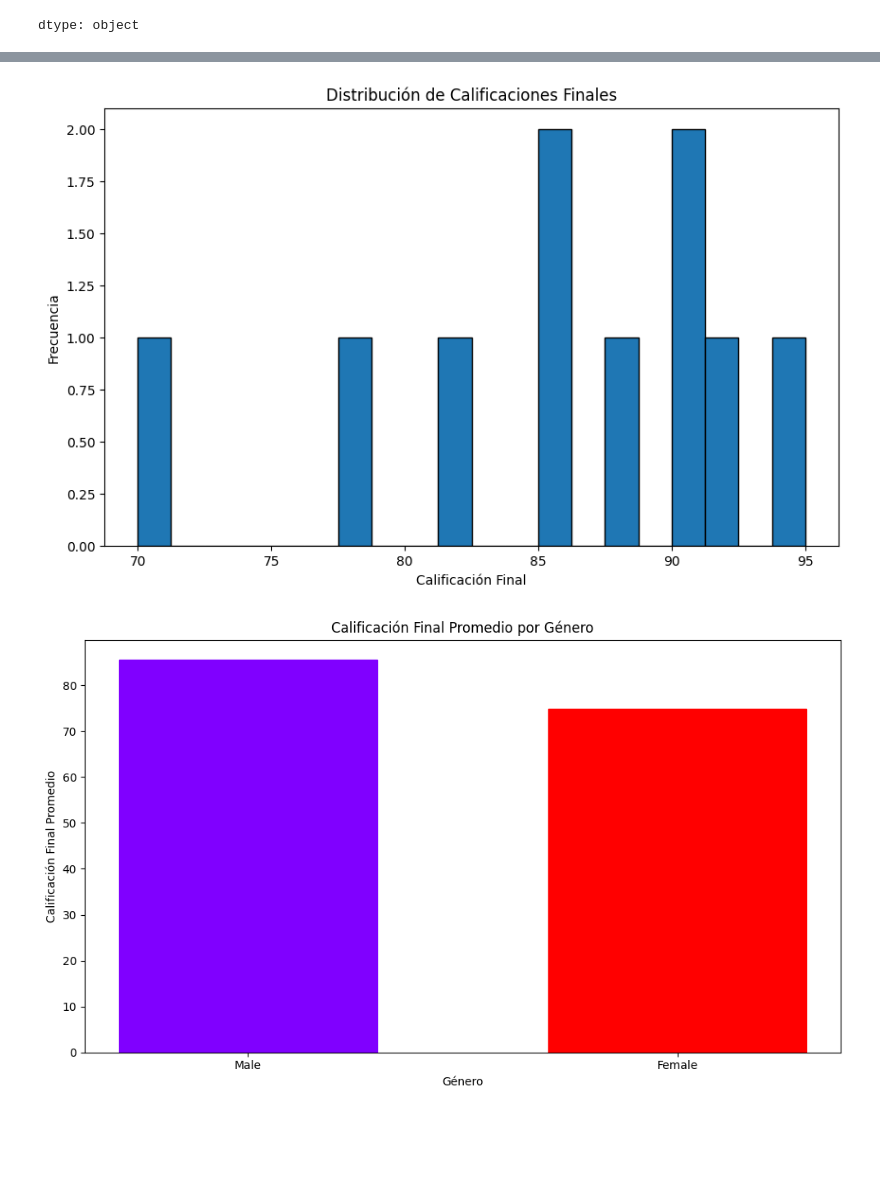
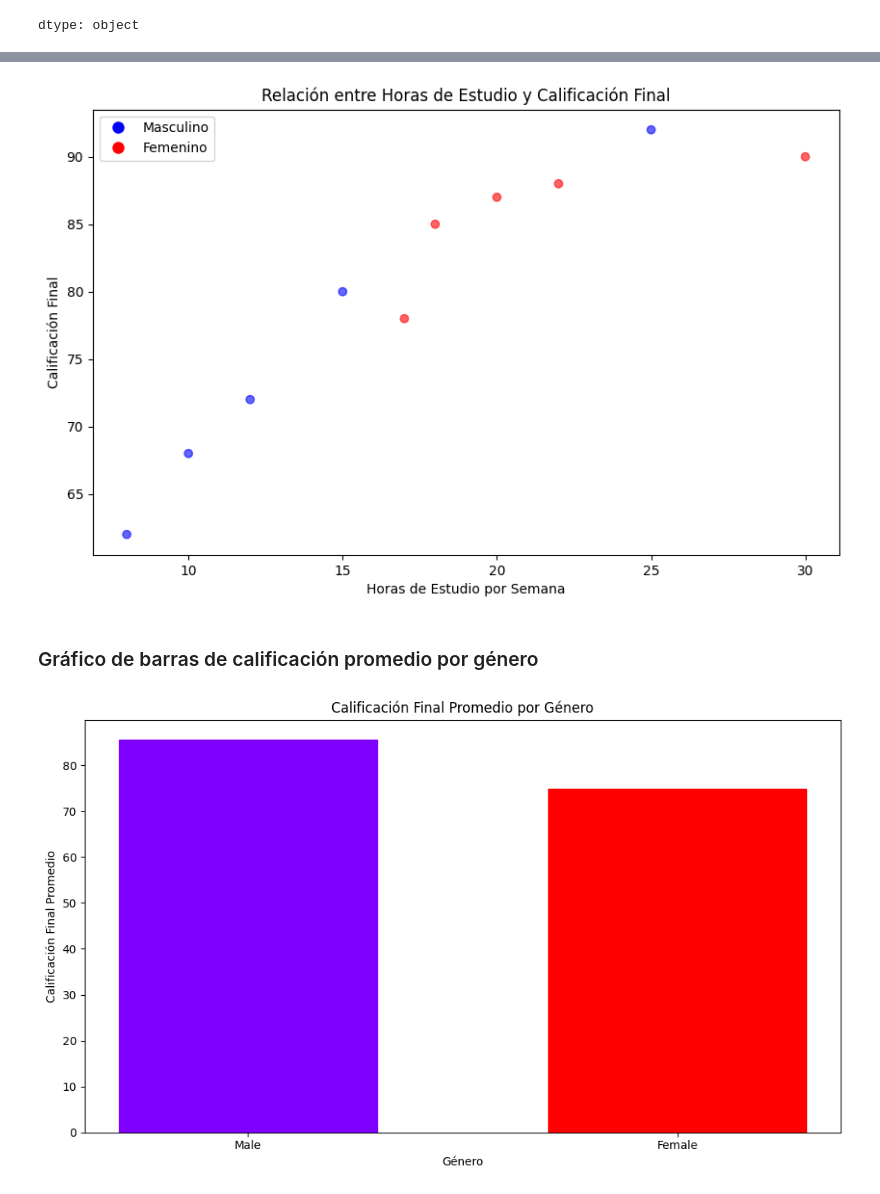
Before and after one commit to lizsolano/Optativa_profesionalizante_I, a Jupyter notebook: Analisis_BD.ipynb, the cells around one changed output, grey strips where cells are left out. Drawn from its saved outputs; the diff is of its cells as text; code cells hidden in the pictures; blank space fills up the shorter version.

```diff
--- a/Analisis_BD.ipynb
+++ b/Analisis_BD.ipynb
@@ -173,16 +194,25 @@ plt.show()
-# %%
-plt.figure(figsize=(10, 6))
-plt.hist(dataset['AttendanceRate'], bins=20, edgecolor='black')
-
-# Añadir títulos y etiquetas
-plt.title('Distribución de Calificaciones Finales')
-plt.xlabel('Calificación Final')
-plt.ylabel('Frecuencia')
-
-# Mostrar el gráfico
-plt.show()
-# %% [output]
-[figure, removed]
+# %%
+plt.figure(figsize=(10, 6))
+scatter = plt.scatter(dataset['StudyHoursPerWeek'], dataset['FinalGrade'],
+                      c=dataset['Gender'].map({'Male': 'blue', 'Female': 'red'}),
+                      alpha=0.6)
+
+plt.title('Relación entre Horas de Estudio y Calificación Final')
+plt.xlabel('Horas de Estudio por Semana')
+plt.ylabel('Calificación Final')
+
+# Añadir una leyenda
+legend_elements = [plt.Line2D([0], [0], marker='o', color='w', label='Masculino',
+                              markerfacecolor='blue', markersize=10),
+                   plt.Line2D([0], [0], marker='o', color='w', label='Femenino',
+                              markerfacecolor='red', markersize=10)]
+plt.legend(handles=legend_elements, loc='upper left')
+
+plt.show()
+# %% [output]
+[figure, added]
+# %% [markdown]
+### Gráfico de barras de calificación promedio por género
 # %%
 plt.figure(figsize=(10, 6))
 
```
Also changed, not shown: parts of 38 cells of this notebook.
